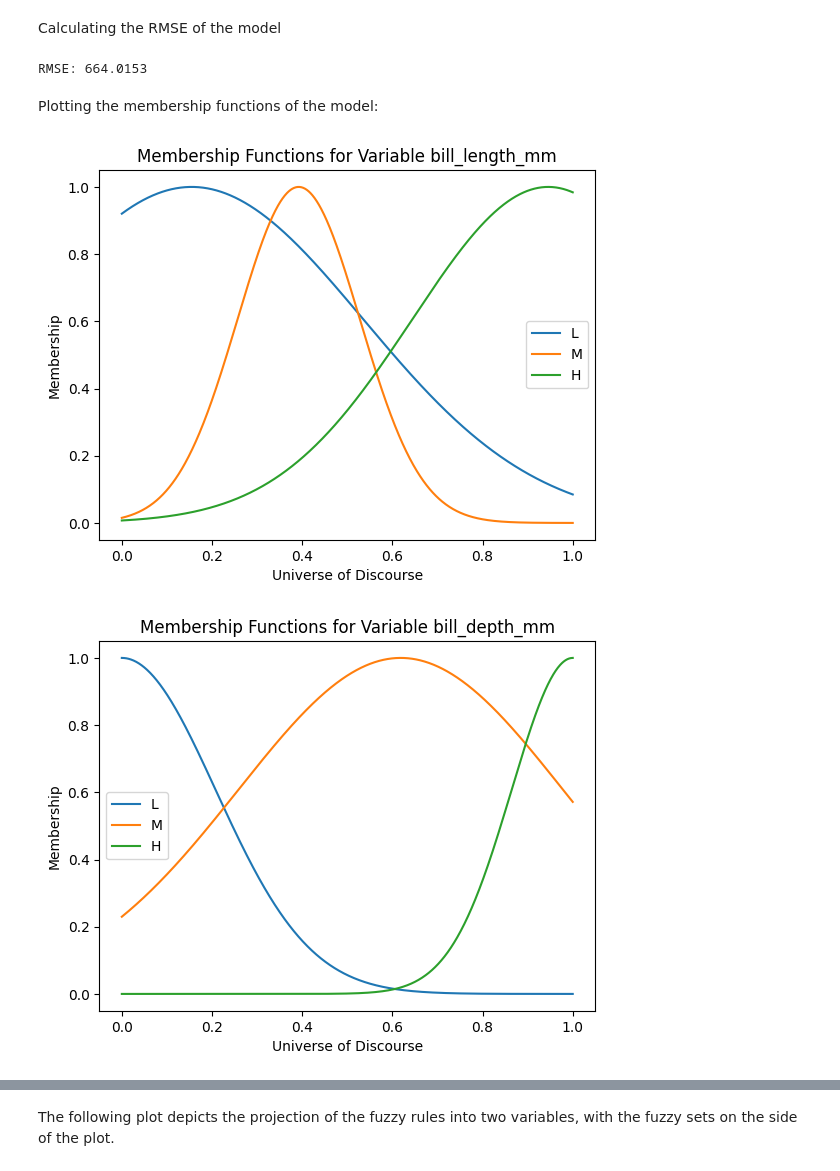
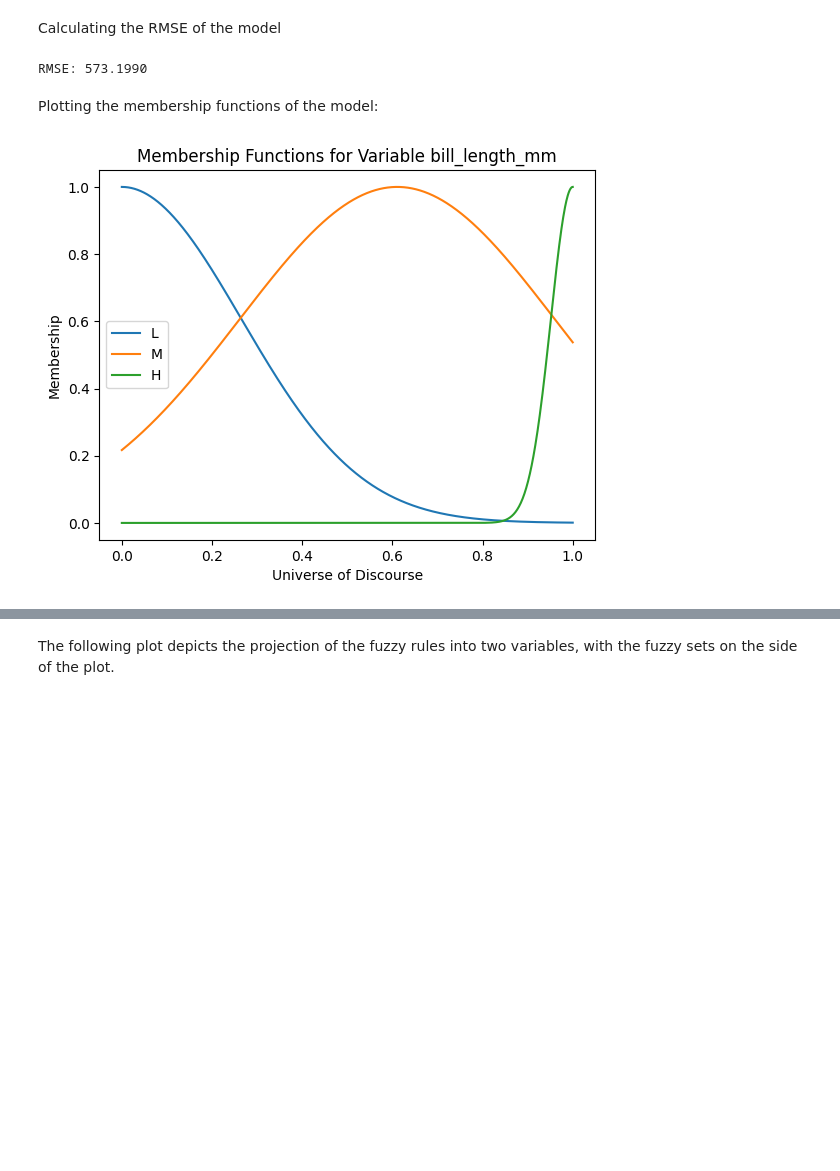
Before and after one commit to mZaiam/ANFISpy, a Jupyter notebook: examples/anfis_example.ipynb, the cells around one changed output, grey strips where cells are left out. Saved outputs shown, nothing was run; the diff lists cells and outputs as text; code cells hidden in the pictures; blank space fills up the shorter version.

```diff
--- a/examples/anfis_example.ipynb
+++ b/examples/anfis_example.ipynb
@@ -100,7 +100,7 @@ variables = {
     },
 }
 
-anfis = ANFIS(variables, 'gaussian', mean_rule_activation=True)
+anfis = ANFIS(variables, 'gaussian')
 # %% [markdown]
 Defining the loss function and optimizer:
 # %%
@@ -182,12 +182,11 @@ rmse = torch.sqrt(torch.tensor(test_loss / len(test_loader)))
 
 print(f"RMSE: {rmse.item():.4f}")
 # %% [output]
-RMSE: 664.0153
+RMSE: 573.1990
 # %% [markdown]
 Plotting the membership functions of the model:
 # %%
-anfis.plot_var(FEATURES[0]), anfis.plot_var(FEATURES[1]), anfis.plot_var(FEATURES[2])
+fig, ax = anfis.plot_var(FEATURES[0])
 plt.show()
 # %% [output]
-[figure, old version]
+[figure, new version]
-[figure, removed]
```
Also changed, not shown: parts of 15 cells of this notebook.
